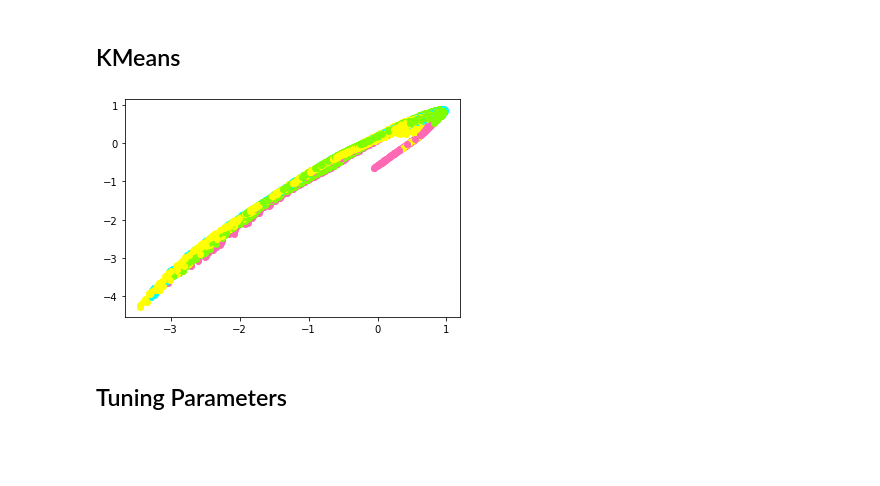
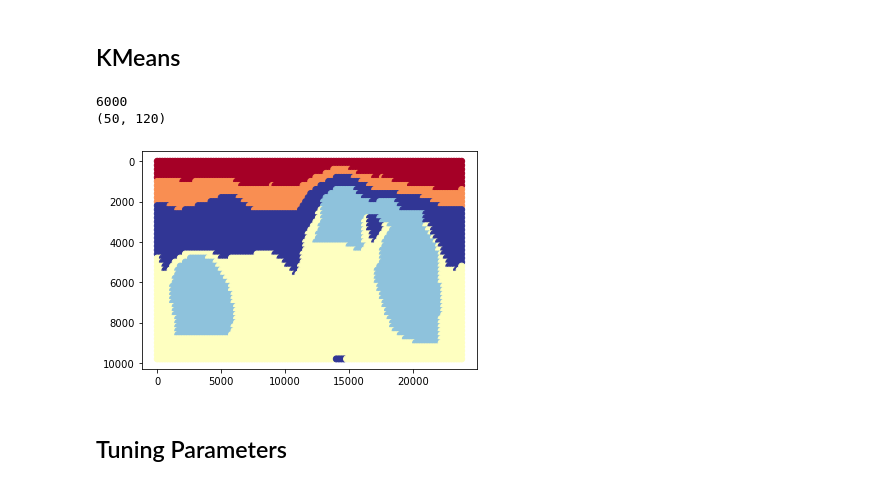
Before and after one commit to acse-yc220/finalProject, a Jupyter notebook: project.ipynb, the cells around one changed output. Drawn from its saved outputs; the diff is of its cells as text; code cells hidden in the pictures; blank space fills up the shorter version.

```diff
--- a/project.ipynb
+++ b/project.ipynb
@@ -73,11 +74,15 @@ crossplot(data_preprocessing)
 # %% [markdown]
 ## KMeans
 # %%
-result_k = kMeans(4, data_preprocessing)
+result_k = kMeans(4, data_preprocessing[:,:-2])
+output_k = output_2D(result_k,nan_list)
+# %% [output]
+6000
+(50, 120)
-# %%
-plotResult(data_preprocessing,result_k)
-# %% [output]
-[figure, removed]
+# %%
+plotResult(data,output_k)
+# %% [output]
+[figure, added]
 # %% [markdown]
 ## Tuning Parameters
 # %%
```
Also changed, not shown: parts of 17 cells of this notebook, 2 other files.
